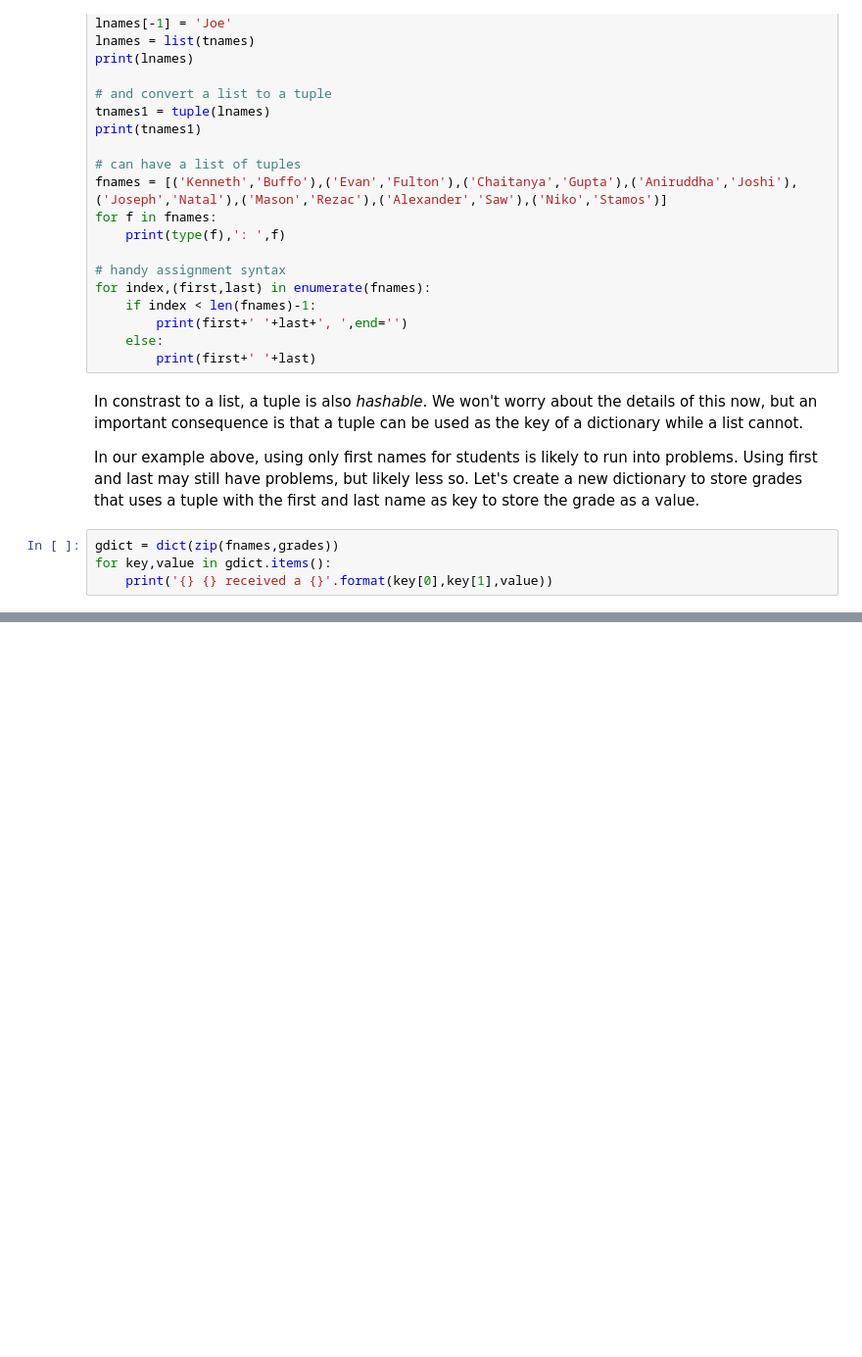
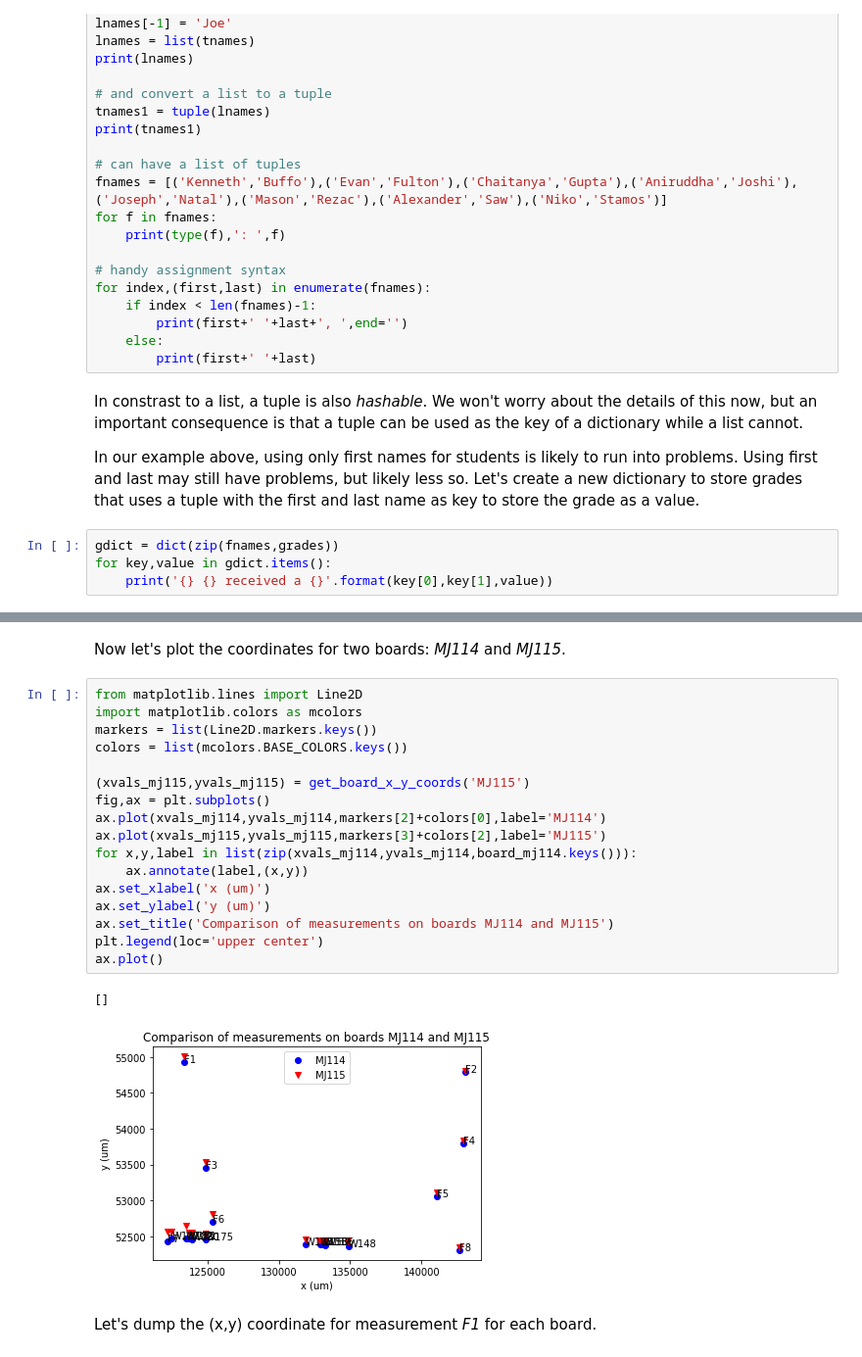
Before and after one commit to fgolf/comp-phys, a Jupyter notebook: intro-python/pyintro.ipynb, the cells around one changed output, grey strips where cells are left out. Shown at 98% size. Drawn from its saved outputs; the diff is of its cells as text; blank space fills up the shorter version.

```diff
--- a/intro-python/pyintro.ipynb
+++ b/intro-python/pyintro.ipynb
@@ -354,0 +425,24 @@ for key,value in gdict.items():
+# %% [markdown]
+Now let's plot the coordinates for two boards: *MJ114* and *MJ115*.
+# %%
+from matplotlib.lines import Line2D
+import matplotlib.colors as mcolors
+markers = list(Line2D.markers.keys())
+colors = list(mcolors.BASE_COLORS.keys())
+
+(xvals_mj115,yvals_mj115) = get_board_x_y_coords('MJ115')
+fig,ax = plt.subplots()
+ax.plot(xvals_mj114,yvals_mj114,markers[2]+colors[0],label='MJ114')
+ax.plot(xvals_mj115,yvals_mj115,markers[3]+colors[2],label='MJ115')
+for x,y,label in list(zip(xvals_mj114,yvals_mj114,board_mj114.keys())):
+    ax.annotate(label,(x,y))
+ax.set_xlabel('x (um)')
+ax.set_ylabel('y (um)')
+ax.set_title('Comparison of measurements on boards MJ114 and MJ115')
+plt.legend(loc='upper center')
+ax.plot()
+# %% [output]
+[]
+[figure, added]
+# %% [markdown]
+Let's dump the (x,y) coordinate for measurement *F1* for each board.
```
Also changed, not shown: parts of 25 cells of this notebook, 5 other files.
